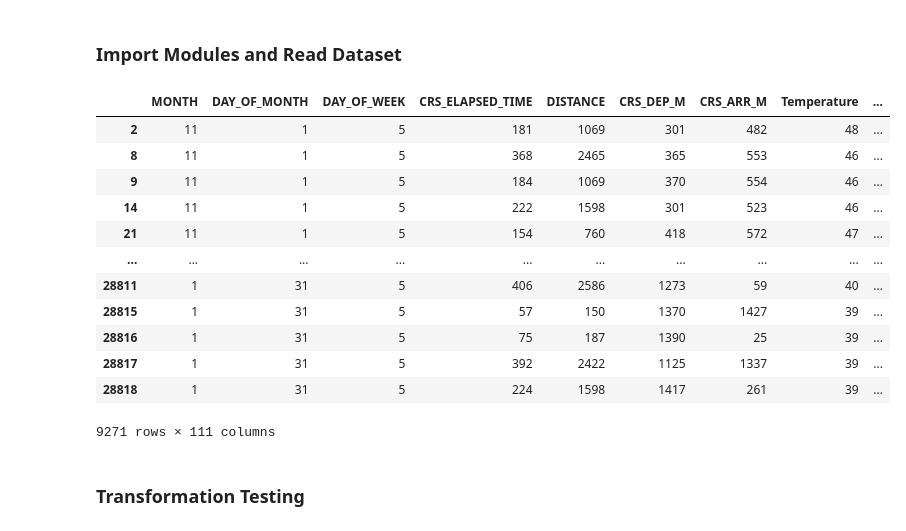
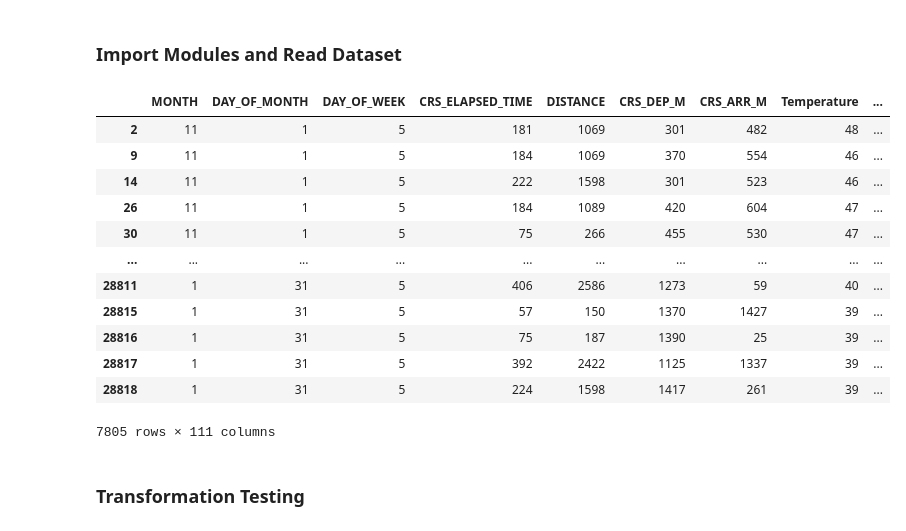
Before and after one commit to Josiah-Lam/Flight-delay, a Jupyter notebook: classification-model/knn-boxcox.ipynb, the cells around one changed output. Saved outputs shown, nothing was run; the diff lists cells and outputs as text; code cells hidden in the pictures.

```diff
--- a/classification-model/knn-boxcox.ipynb
+++ b/classification-model/knn-boxcox.ipynb
@@ -28,24 +28,24 @@ df = df.astype(int)
 # %%
 # Spliting the dataset
 # Getting DEP_DELAY for the once only delay
 # any positive values means that it is early departure
 
-df = df[df['DEP_DELAY'] >= 0]
+df = df[df['DEP_DELAY'] > 0]
 df
 # %% [output]
 |  | MONTH | DAY_OF_MONTH | DAY_OF_WEEK | CRS_ELAPSED_TIME | DISTANCE | CRS_DEP_M | CRS_ARR_M | Temperature | ... |
 | 2 | 11 | 1 | 5 | 181 | 1069 | 301 | 482 | 48 | ... |
-| 8 | 11 | 1 | 5 | 368 | 2465 | 365 | 553 | 46 | ... |
 | 9 | 11 | 1 | 5 | 184 | 1069 | 370 | 554 | 46 | ... |
 | 14 | 11 | 1 | 5 | 222 | 1598 | 301 | 523 | 46 | ... |
-| 21 | 11 | 1 | 5 | 154 | 760 | 418 | 572 | 47 | ... |
+| 26 | 11 | 1 | 5 | 184 | 1089 | 420 | 604 | 47 | ... |
+| 30 | 11 | 1 | 5 | 75 | 266 | 455 | 530 | 47 | ... |
 | ... | ... | ... | ... | ... | ... | ... | ... | ... | ... |
 | 28811 | 1 | 31 | 5 | 406 | 2586 | 1273 | 59 | 40 | ... |
 | 28815 | 1 | 31 | 5 | 57 | 150 | 1370 | 1427 | 39 | ... |
 | 28816 | 1 | 31 | 5 | 75 | 187 | 1390 | 25 | 39 | ... |
 | 28817 | 1 | 31 | 5 | 392 | 2422 | 1125 | 1337 | 39 | ... |
 | 28818 | 1 | 31 | 5 | 224 | 1598 | 1417 | 261 | 39 | ... |
-9271 rows × 111 columns
+7805 rows × 111 columns
 # %% [markdown]
 ### Transformation Testing
 # %%
```
Also changed, not shown: parts of 18 cells of this notebook, 3 other files.
